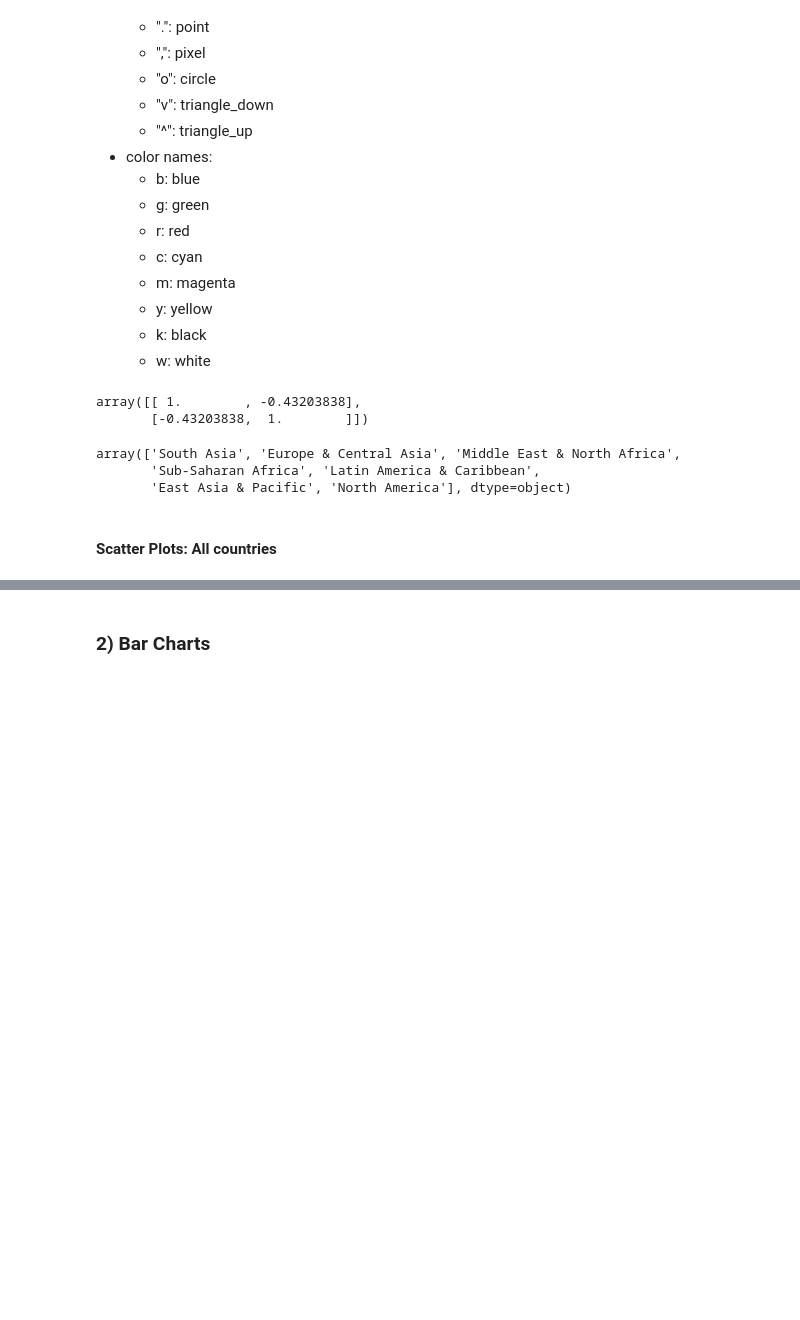
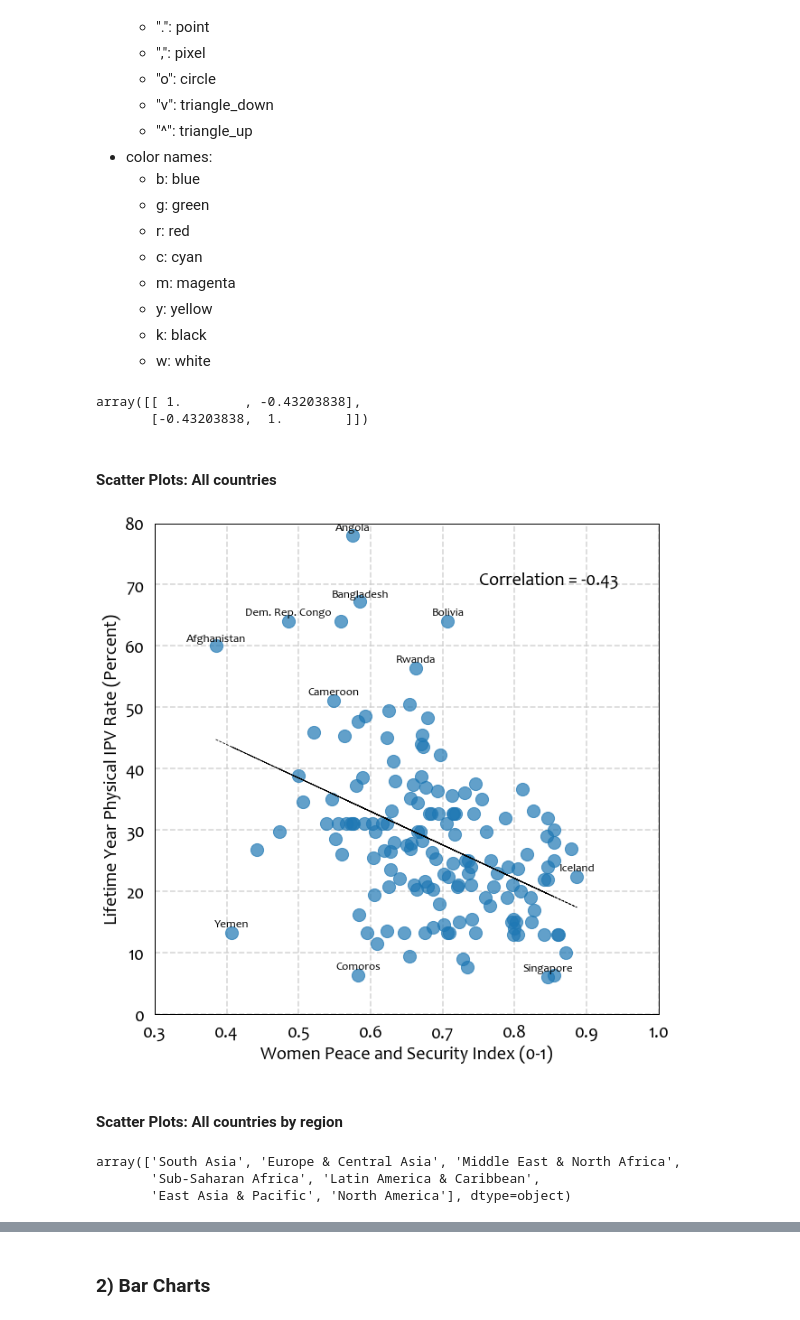
Before and after one commit to Lilyhappiness/python_graphs, a Jupyter notebook: python_training.ipynb, the cells around one changed output, grey strips where cells are left out. Saved outputs shown, nothing was run; the diff lists cells and outputs as text; code cells hidden in the pictures; blank space fills up the shorter version.

```diff
--- a/python_training.ipynb
+++ b/python_training.ipynb
@@ -205,8 +221,72 @@ array([[ 1.        , -0.43203838],
+# %% [markdown]
+#### Scatter Plots: All countries
+# %%
+##### Inital Set-up ####
+fig, ax = plt.subplots(figsize = (10,10))
+# axis value
+x = country_data.wps_index
+y = country_data.lifetime_ipv
+# axis range
+ax.set_xlim(0.3,1)
+ax.set_ylim(0,80)
+# color opacity
+opacity = 0.7
+
+##### Scatters Plots #####
+ax.scatter(x ,y, s=200, marker="o", color=my_color[1], alpha=opacity, linewidths=1, edgecolor=None)
+
+##### Fit with correlation line (Optional) #####
+fit = np.polyfit(x, y, deg=1)
+ax.plot(x, fit[0] * x + fit[1], color="k", linewidth=0.8, linestyle="--")
+
+##### Title and labels #####
+#ax1.set_title('Women Pease and Security Index and Lifetime IPV Rate, 2016', fontsize=24,color='k')
+ax.set_ylabel("Lifetime Year Physical IPV Rate (Percent)",fontsize=20,color="black")
+ax.set_xlabel("Women Peace and Security Index (0-1)",fontsize=20,color="black")
+
+##### Colorcode the tick tabs #####
+ax.tick_params(axis='x', colors='k',labelsize=20)
+ax.tick_params(axis='y', colors='k',labelsize=20)
+
+##### Colorcode the spine of the graph #####
+ax.spines['bottom'].set_color('k')
+ax.spines['top'].set_color('k')
+ax.spines['left'].set_color('k')
+ax.spines['right'].set_color('k')
+
+##### Add country labels #####
+selected_ctry = ['Afghanistan','Dem. Rep. Congo','Bolivia','Bangladesh','Iceland','Angola','Cameroon',
+                 'Rwanda','Comoros','Singapore', 'Yemen']
+#                  ,'Kenya','Mali','Liberia',
+#                  'Gabon', 'Uganda','India','Israel', 'Moldova',
+#                  'Peru','Haiti','Nepal','Ecuador','Nigeria',
+#                  'Albania','Korea','Vietnam','Mexico','Estonia',
+#                  'Paraguay','United States','Japan',
+#                  'Egypt', 'Pakistan','Yemen']
+
+for ctry in selected_ctry:
+     ax.text(country_data['wps_index'][country_data.country == ctry],
+              country_data["lifetime_ipv"][country_data.country == ctry]+0.5,
+              ctry,ha='center', va='bottom',color='k',fontsize=13,zorder=6)
+
+##### Source text #####
+#ax1.text(0.3,-14,"Source: UN Women.", color="k",fontsize=18)
+ax.text(0.75, 70, 'Correlation = -0.43', color='k', fontsize=20)
+
+# Show the plot/image
+ax.grid(alpha=0.8,linestyle='--')
+ax.xaxis.grid(True)
+ax.yaxis.grid(True)
+plt.savefig("/Users/lili/Documents/Harvard/DB_MPAID/RA_Jeni/Python_training/graphs/figure_wps_a.jpg",
+            bbox_inches='tight')
+plt.show();
+# %% [output]
+[figure, added]
+# %% [markdown]
+#### Scatter Plots: All countries by region
 # %%
 country_data.region.unique()
 # %% [output]
 array(['South Asia', 'Europe & Central Asia', 'Middle East & North Africa',
        'Sub-Saharan Africa', 'Latin America & Caribbean',
        'East Asia & Pacific', 'North America'], dtype=object)
-# %% [markdown]
-#### Scatter Plots: All countries
```
Also changed, not shown: parts of 16 cells of this notebook.
